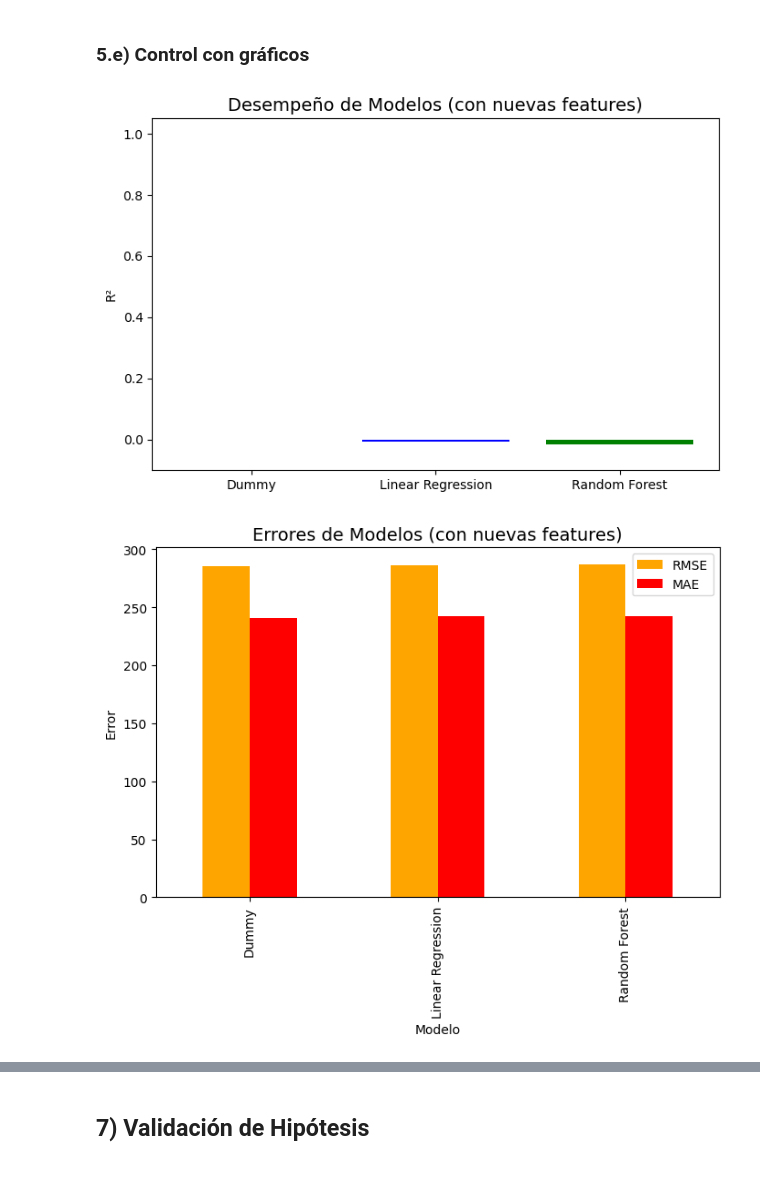
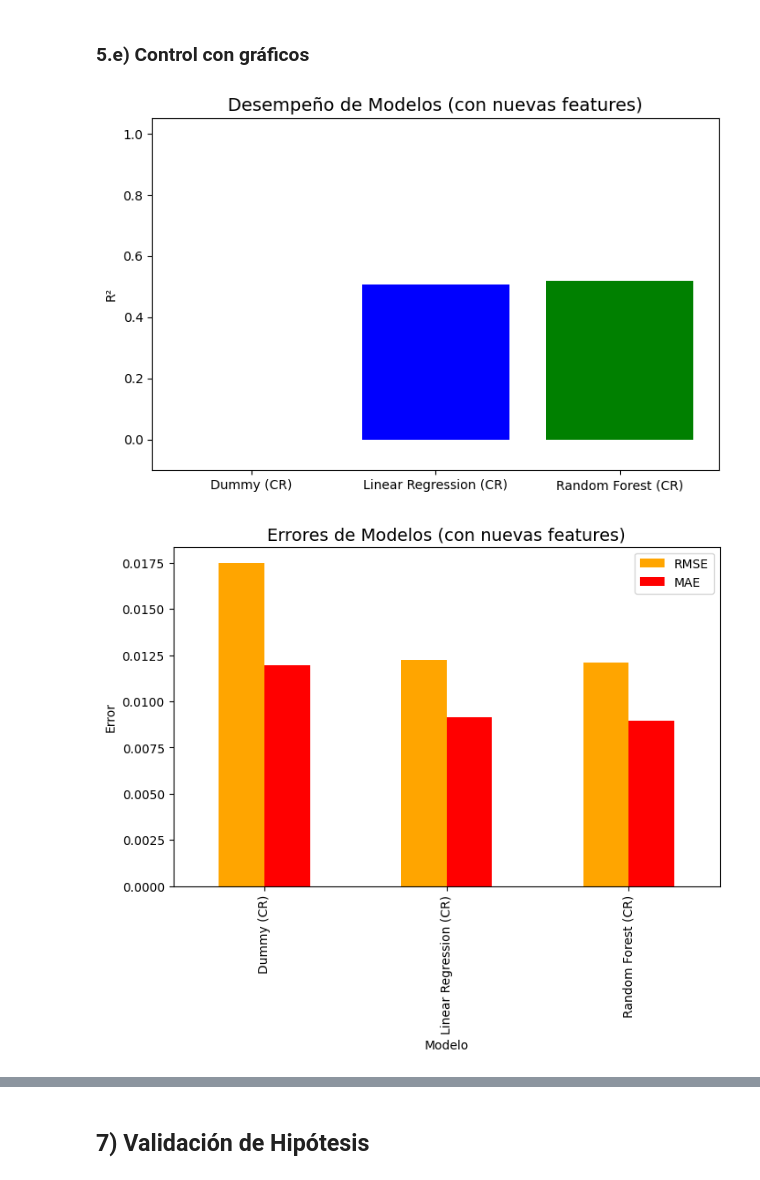
Before and after one commit to melilucmel/proyecto-google-ads, a Jupyter notebook: ProyectoDSParteII_Lucero_Antonietti.ipynb, the cells around one changed output, grey strips where cells are left out. Cells and saved outputs as stored; diff of their text form; code cells hidden in the pictures.

```diff
--- a/ProyectoDSParteII_Lucero_Antonietti.ipynb
+++ b/ProyectoDSParteII_Lucero_Antonietti.ipynb
@@ -482,0 +418,27 @@ R²:   -0.0154
+# %%
+from sklearn.pipeline import Pipeline
+from sklearn.impute import SimpleImputer
+from sklearn.preprocessing import StandardScaler
+from sklearn.dummy import DummyRegressor
+from sklearn.linear_model import LinearRegression
+from sklearn.ensemble import RandomForestRegressor
+
+resultados_cr = []
+
+# Dummy
+pipe_dummy = Pipeline([("imp", SimpleImputer(strategy="median")),
+                       ("model", DummyRegressor(strategy="mean"))])
+resultados_cr.append(evaluar_modelo("Dummy (CR)", pipe_dummy, X_train, X_test, y_train, y_test))
+
+# Linear Regression
+pipe_lin = Pipeline([("imp", SimpleImputer(strategy="median")),
+                     ("sc", StandardScaler()),
+                     ("model", LinearRegression())])
+resultados_cr.append(evaluar_modelo("Linear Regression (CR)", pipe_lin, X_train, X_test, y_train, y_test))
+
+# Ranfom Forest
+pipe_rf = Pipeline([("imp", SimpleImputer(strategy="median")),
+                    ("model", RandomForestRegressor(n_estimators=300, random_state=42))])
+resultados_cr.append(evaluar_modelo("Random Forest (CR)", pipe_rf, X_train, X_test, y_train, y_test))
+
+df_resultados_cr = pd.DataFrame(resultados_cr)
@@ -483,6 +466,6 @@ R²:   -0.0154
 # %% [markdown]
 ### 5.d) Guardado y Comparación de resultados
 # %%
-nuevos_resultados = pd.DataFrame(resultados)
-print(nuevos_resultados)
+df_resultados_cr = pd.DataFrame(resultados_cr)
+print(df_resultados_cr)
 # %% [output]
@@ -497,23 +480,23 @@ print(nuevos_resultados)
 # %%
 import matplotlib.pyplot as plt
 
 # Resultados finales
-nuevos_resultados_plot = nuevos_resultados.copy()
+df_resultados_cr_plot = df_resultados_cr.copy()
 
 # Gráfico de barras para R²
 plt.figure(figsize=(8,5))
-plt.bar(nuevos_resultados_plot["Modelo"], nuevos_resultados_plot["R²"], color=["gray", "blue", "green"])
+plt.bar(df_resultados_cr_plot["Modelo"], df_resultados_cr_plot["R²"], color=["gray", "blue", "green"])
 plt.title("Desempeño de Modelos (con nuevas features)", fontsize=14)
 plt.ylabel("R²")
 plt.ylim(-0.1, 1.05)
 plt.show()
 
 # Gráfico de barras para RMSE y MAE
-nuevos_resultados_plot.set_index("Modelo")[["RMSE", "MAE"]].plot(
+df_resultados_cr_plot.set_index("Modelo")[["RMSE", "MAE"]].plot(
     kind="bar", figsize=(8,5), color=["orange", "red"])
 plt.title("Errores de Modelos (con nuevas features)", fontsize=14)
 plt.ylabel("Error")
 plt.show()
 # %% [output]
-[figure, old version]
+[figure, new version]
-[figure, old version]
+[figure, new version]
```
Also changed, not shown: parts of 27 cells of this notebook.
